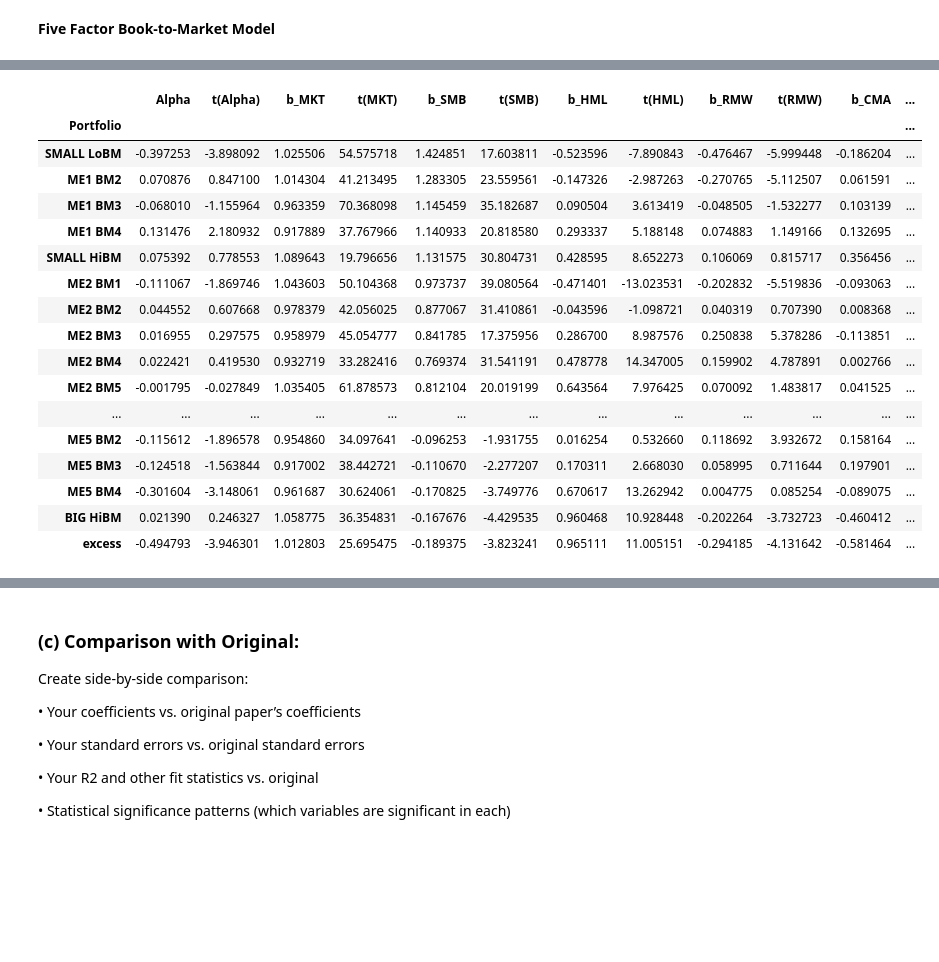
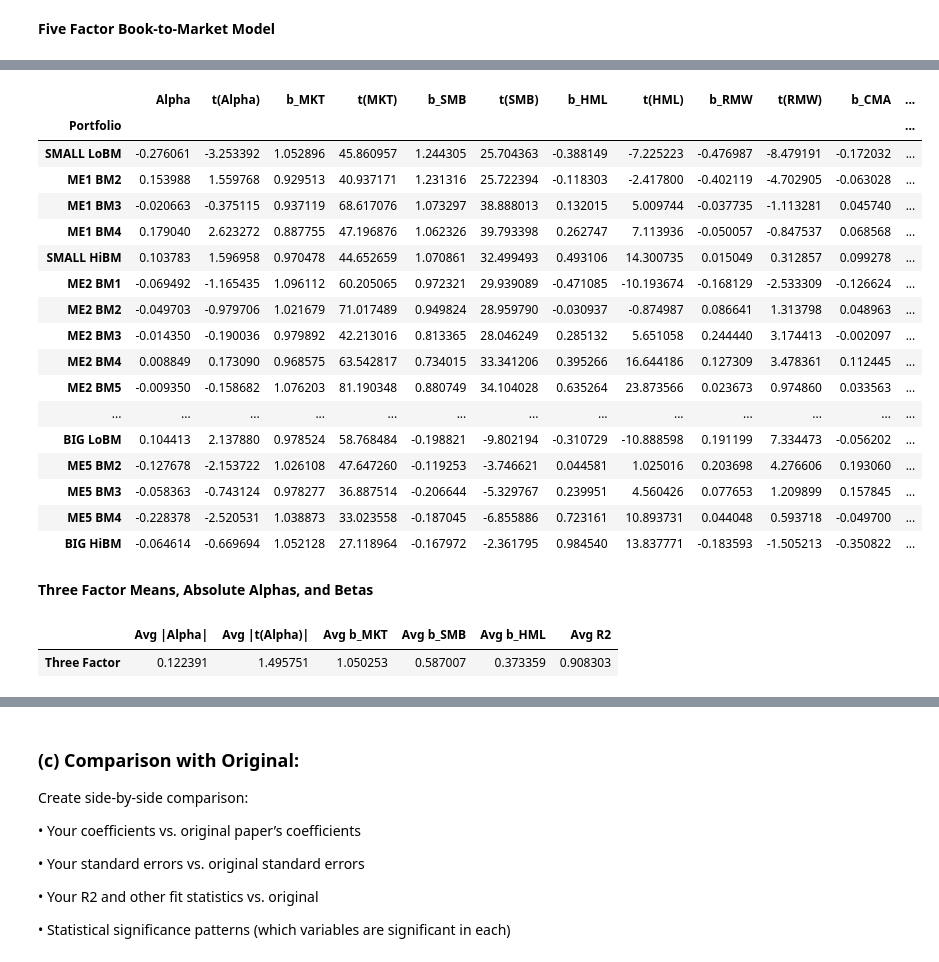
Before and after one commit to ignaciomacan/FFM, a Jupyter notebook: FFM_DRAFT_11.20.ipynb, the cells around one changed output, grey strips where cells are left out. Drawn from its saved outputs; the diff is of its cells as text; code cells hidden in the pictures; blank space fills up the shorter version.

```diff
--- a/FFM_DRAFT_11.20.ipynb
+++ b/FFM_DRAFT_11.20.ipynb
@@ -1466,55 +1510,76 @@ results3
 # %%
+dataSBM.columns = dataSBM.columns.str.strip()
+
 factor_cols = ['MKTRF', 'SMB', 'HML', 'RMW', 'CMA', 'RF']
-portfolio_cols = [c for c in data.columns if c not in factor_cols + ['date']]
+
+dataSBM[factor_cols] = dataSBM[factor_cols].apply(pd.to_numeric, errors='coerce')
+X = dataSBM[['MKTRF', 'SMB', 'HML', 'RMW', 'CMA']]
+X = sm.add_constant(X)
+
+portfolio_cols = [c for c in dataSBM.columns if c not in factor_cols + ['date']]
 
 results = []
 
-for port in portfolio_cols:
+rf = dataSBM['RF']
 
-    excess = pd.to_numeric(data[port], errors='coerce') - pd.to_numeric(data['RF'], errors='coerce')
-    data['excess'] = excess
+for port_name in portfolio_cols:
+    y = pd.to_numeric(dataSBM[port_name], errors='coerce') - rf
 
-
-    reg = smf.ols('excess ~ MKTRF + SMB + HML + RMW + CMA',
-                  data=data).fit(cov_type='HAC', cov_kwds={'maxlags':12})
+    reg = sm.OLS(y, X, missing='drop').fit(
+        cov_type='HAC', cov_kwds={'maxlags': 12}
+    )
 
     results.append({
-        'Portfolio': port,
-        'Alpha': reg.params['Intercept'],
-        't(Alpha)': reg.tvalues['Intercept'],
+        'Portfolio': port_name,
+        'Alpha': reg.params['const'],
+        't(Alpha)': reg.tvalues['const'],
         'b_MKT': reg.params['MKTRF'],
         't(MKT)': reg.tvalues['MKTRF'],
         'b_SMB': reg.params['SMB'],
         't(SMB)': reg.tvalues['SMB'],
         'b_HML': reg.params['HML'],
         't(HML)': reg.tvalues['HML'],
         'b_RMW': reg.params['RMW'],
         't(RMW)': reg.tvalues['RMW'],
         'b_CMA': reg.params['CMA'],
         't(CMA)': reg.tvalues['CMA'],
         'R2': reg.rsquared
     })
 
-
-results_df = pd.DataFrame(results)
-results_df = results_df.set_index('Portfolio')
-results_df
+resultsSBM = pd.DataFrame(results).set_index('Portfolio')
+resultsSBM
 # %% [output]
 |  | Alpha | t(Alpha) | b_MKT | t(MKT) | b_SMB | t(SMB) | b_HML | t(HML) | b_RMW | t(RMW) | b_CMA | ... |
 | Portfolio |  |  |  |  |  |  |  |  |  |  |  | ... |
-| SMALL LoBM | -0.397253 | -3.898092 | 1.025506 | 54.575718 | 1.424851 | 17.603811 | -0.523596 | -7.890843 | -0.476467 | -5.999448 | -0.186204 | ... |
-| ME1 BM2 | 0.070876 | 0.847100 | 1.014304 | 41.213495 | 1.283305 | 23.559561 | -0.147326 | -2.987263 | -0.270765 | -5.112507 | 0.061591 | ... |
-| ME1 BM3 | -0.068010 | -1.155964 | 0.963359 | 70.368098 | 1.145459 | 35.182687 | 0.090504 | 3.613419 | -0.048505 | -1.532277 | 0.103139 | ... |
-| ME1 BM4 | 0.131476 | 2.180932 | 0.917889 | 37.767966 | 1.140933 | 20.818580 | 0.293337 | 5.188148 | 0.074883 | 1.149166 | 0.132695 | ... |
-| SMALL HiBM | 0.075392 | 0.778553 | 1.089643 | 19.796656 | 1.131575 | 30.804731 | 0.428595 | 8.652273 | 0.106069 | 0.815717 | 0.356456 | ... |
-| ME2 BM1 | -0.111067 | -1.869746 | 1.043603 | 50.104368 | 0.973737 | 39.080564 | -0.471401 | -13.023531 | -0.202832 | -5.519836 | -0.093063 | ... |
-| ME2 BM2 | 0.044552 | 0.607668 | 0.978379 | 42.056025 | 0.877067 | 31.410861 | -0.043596 | -1.098721 | 0.040319 | 0.707390 | 0.008368 | ... |
-| ME2 BM3 | 0.016955 | 0.297575 | 0.958979 | 45.054777 | 0.841785 | 17.375956 | 0.286700 | 8.987576 | 0.250838 | 5.378286 | -0.113851 | ... |
-| ME2 BM4 | 0.022421 | 0.419530 | 0.932719 | 33.282416 | 0.769374 | 31.541191 | 0.478778 | 14.347005 | 0.159902 | 4.787891 | 0.002766 | ... |
-| ME2 BM5 | -0.001795 | -0.027849 | 1.035405 | 61.878573 | 0.812104 | 20.019199 | 0.643564 | 7.976425 | 0.070092 | 1.483817 | 0.041525 | ... |
+| SMALL LoBM | -0.276061 | -3.253392 | 1.052896 | 45.860957 | 1.244305 | 25.704363 | -0.388149 | -7.225223 | -0.476987 | -8.479191 | -0.172032 | ... |
+| ME1 BM2 | 0.153988 | 1.559768 | 0.929513 | 40.937171 | 1.231316 | 25.722394 | -0.118303 | -2.417800 | -0.402119 | -4.702905 | -0.063028 | ... |
+| ME1 BM3 | -0.020663 | -0.375115 | 0.937119 | 68.617076 | 1.073297 | 38.888013 | 0.132015 | 5.009744 | -0.037735 | -1.113281 | 0.045740 | ... |
+| ME1 BM4 | 0.179040 | 2.623272 | 0.887755 | 47.196876 | 1.062326 | 39.793398 | 0.262747 | 7.113936 | -0.050057 | -0.847537 | 0.068568 | ... |
+| SMALL HiBM | 0.103783 | 1.596958 | 0.970478 | 44.652659 | 1.070861 | 32.499493 | 0.493106 | 14.300735 | 0.015049 | 0.312857 | 0.099278 | ... |
+| ME2 BM1 | -0.069492 | -1.165435 | 1.096112 | 60.205065 | 0.972321 | 29.939089 | -0.471085 | -10.193674 | -0.168129 | -2.533309 | -0.126624 | ... |
+| ME2 BM2 | -0.049703 | -0.979706 | 1.021679 | 71.017489 | 0.949824 | 28.959790 | -0.030937 | -0.874987 | 0.086641 | 1.313798 | 0.048963 | ... |
+| ME2 BM3 | -0.014350 | -0.190036 | 0.979892 | 42.213016 | 0.813365 | 28.046249 | 0.285132 | 5.651058 | 0.244440 | 3.174413 | -0.002097 | ... |
+| ME2 BM4 | 0.008849 | 0.173090 | 0.968575 | 63.542817 | 0.734015 | 33.341206 | 0.395266 | 16.644186 | 0.127309 | 3.478361 | 0.112445 | ... |
+| ME2 BM5 | -0.009350 | -0.158682 | 1.076203 | 81.190348 | 0.880749 | 34.104028 | 0.635264 | 23.873566 | 0.023673 | 0.974860 | 0.033563 | ... |
 | ... | ... | ... | ... | ... | ... | ... | ... | ... | ... | ... | ... | ... |
-| ME5 BM2 | -0.115612 | -1.896578 | 0.954860 | 34.097641 | -0.096253 | -1.931755 | 0.016254 | 0.532660 | 0.118692 | 3.932672 | 0.158164 | ... |
-| ME5 BM3 | -0.124518 | -1.563844 | 0.917002 | 38.442721 | -0.110670 | -2.277207 | 0.170311 | 2.668030 | 0.058995 | 0.711644 | 0.197901 | ... |
-| ME5 BM4 | -0.301604 | -3.148061 | 0.961687 | 30.624061 | -0.170825 | -3.749776 | 0.670617 | 13.262942 | 0.004775 | 0.085254 | -0.089075 | ... |
-| BIG HiBM | 0.021390 | 0.246327 | 1.058775 | 36.354831 | -0.167676 | -4.429535 | 0.960468 | 10.928448 | -0.202264 | -3.732723 | -0.460412 | ... |
-| excess | -0.494793 | -3.946301 | 1.012803 | 25.695475 | -0.189375 | -3.823241 | 0.965111 | 11.005151 | -0.294185 | -4.131642 | -0.581464 | ... |
+| BIG LoBM | 0.104413 | 2.137880 | 0.978524 | 58.768484 | -0.198821 | -9.802194 | -0.310729 | -10.888598 | 0.191199 | 7.334473 | -0.056202 | ... |
+| ME5 BM2 | -0.127678 | -2.153722 | 1.026108 | 47.647260 | -0.119253 | -3.746621 | 0.044581 | 1.025016 | 0.203698 | 4.276606 | 0.193060 | ... |
+| ME5 BM3 | -0.058363 | -0.743124 | 0.978277 | 36.887514 | -0.206644 | -5.329767 | 0.239951 | 4.560426 | 0.077653 | 1.209899 | 0.157845 | ... |
+| ME5 BM4 | -0.228378 | -2.520531 | 1.038873 | 33.023558 | -0.187045 | -6.855886 | 0.723161 | 10.893731 | 0.044048 | 0.593718 | -0.049700 | ... |
+| BIG HiBM | -0.064614 | -0.669694 | 1.052128 | 27.118964 | -0.167972 | -2.361795 | 0.984540 | 13.837771 | -0.183593 | -1.505213 | -0.350822 | ... |
+# %% [markdown]
+**Three Factor Means, Absolute Alphas, and Betas**
+# %%
+summary_results3 = pd.DataFrame({
+    'Avg |Alpha|': [results3['Alpha'].abs().mean()],
+    'Avg |t(Alpha)|': [results3['t(Alpha)'].abs().mean()],
+    'Avg b_MKT': [results3['b_MKT'].mean()],
+    'Avg b_SMB': [results3['b_SMB'].mean()],
+    'Avg b_HML': [results3['b_HML'].mean()],
+    'Avg R2': [results3['R2'].mean()]
+}, index=['Three Factor'])
+
+summary_results3
+# %% [output]
+|  | Avg |Alpha| | Avg |t(Alpha)| | Avg b_MKT | Avg b_SMB | Avg b_HML | Avg R2 |
+| Three Factor | 0.122391 | 1.495751 | 1.050253 | 0.587007 | 0.373359 | 0.908303 |
```
Also changed, not shown: parts of 34 cells of this notebook, 2 other files.
